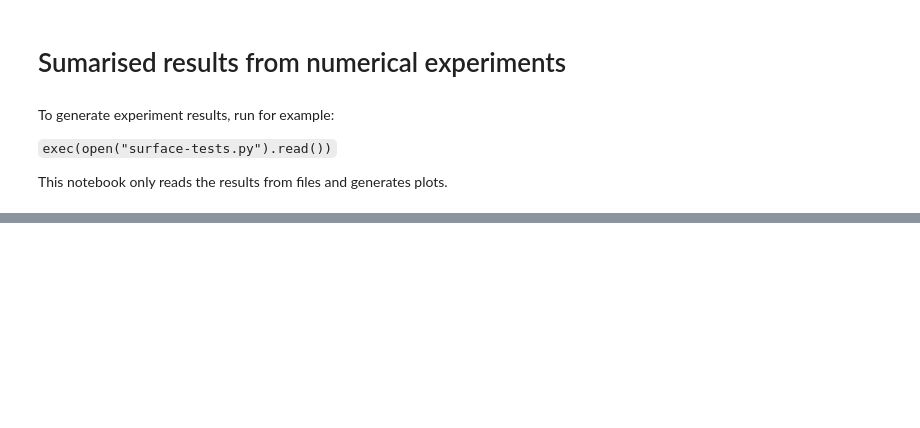
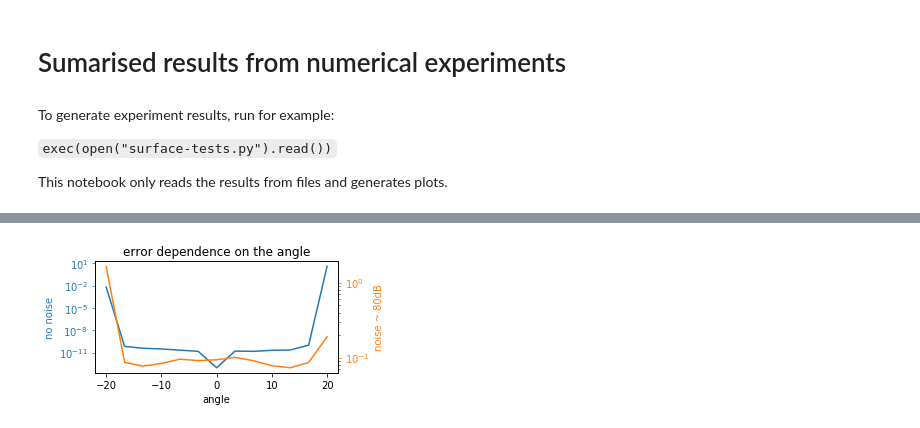
Before and after one commit to LCAV/surface-reconstruction, a Jupyter notebook: experiments-results.ipynb, the cells around one changed output, grey strips where cells are left out. Saved outputs shown, nothing was run; the diff lists cells and outputs as text; code cells hidden in the pictures; blank space fills up the shorter version.

```diff
--- a/experiments-results.ipynb
+++ b/experiments-results.ipynb
@@ -80,3 +114,29 @@ plt.show()
+# %%
+a = np.linspace(-20,20, 13)
+
+fig2, ax2 = plt.subplots()
+angle_err = all_errors[0,3:10,:]
+angle_err = np.median(angle_err.reshape((700, 13)),0)
+ax2.semilogy(a, angle_err, 'C0-')
+ax2.set_xlabel('angle')
+ax2.set_ylabel('no noise', color='C0')
+ax2.tick_params('y', colors='C0')
+plt.title("error dependence on the angle")
+
+ax3 = ax2.twinx()
+angle_err = all_errors[3,3:10,:]
+angle_err = np.median(angle_err.reshape((700, 13)),0)
+ax3.semilogy(a, angle_err, 'C1-')
+ax3.set_ylabel('noise ~ 80dB', color='C1')
+ax3.tick_params('y', colors='C1')
+# plt.grid()
+plt.tight_layout()
+fig2.savefig("angle.pdf")
+
+# plt.plot(a, np.abs(a))
+plt.show()
+# %% [output]
+[figure, added]
 # %%
 results = np.empty((2,4,5,5))
 all_errors = np.empty((4,5,5,100*13))
```
Also changed, not shown: parts of 9 cells of this notebook, 3 other files.
